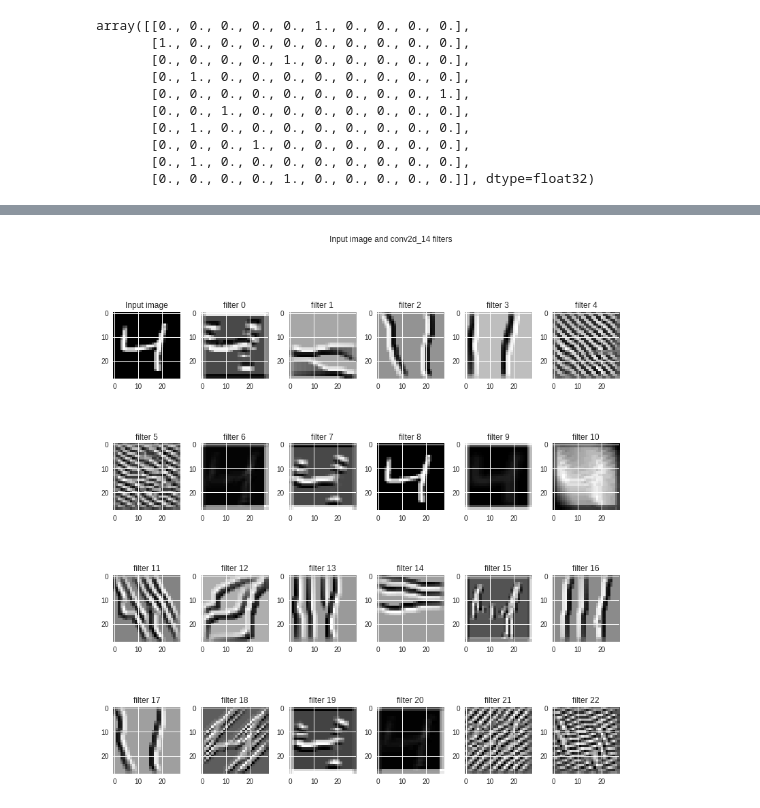
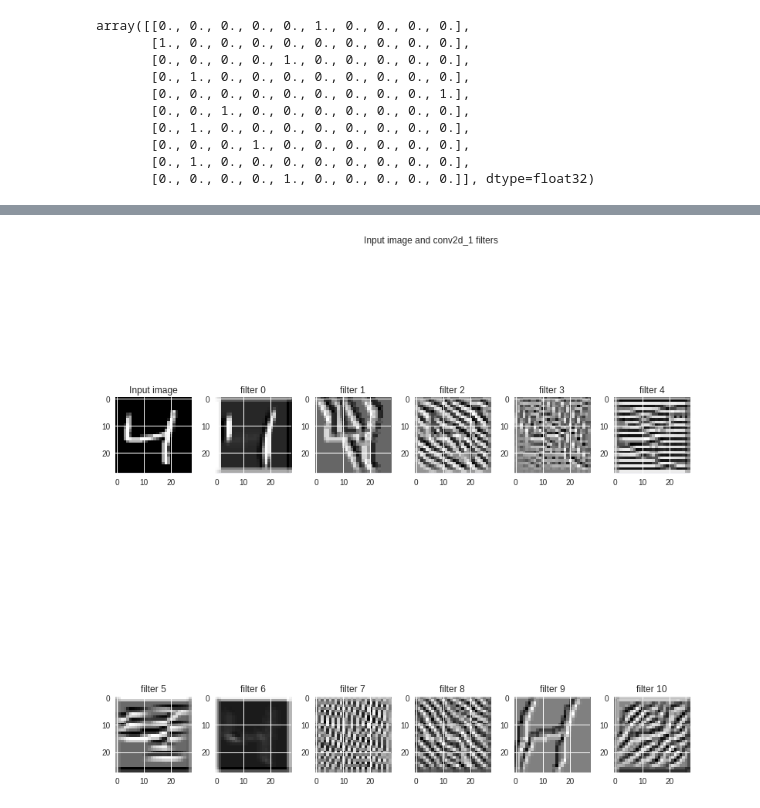
Before and after one commit to suicideBomber1/EIP, a Jupyter notebook: Assignment 4/Yashwant_Nagarjuna_Batch_1_Assignment_4A.ipynb, the cells around one changed output, grey strips where cells are left out. Cells and saved outputs as stored; diff of their text form; code cells hidden in the pictures.

```diff
--- a/Assignment 4/Yashwant_Nagarjuna_Batch_1_Assignment_4A.ipynb
+++ b/Assignment 4/Yashwant_Nagarjuna_Batch_1_Assignment_4A.ipynb
@@ -65,10 +65,17 @@ from keras.layers import Activation
 model = Sequential()
 
 
-model.add(Convolution2D(32, 3, 3, activation='relu', input_shape=(28,28,1)))
-model.add(Convolution2D(10, 1, activation='relu'))
-model.add(Convolution2D(10, 26))
+model.add(Convolution2D(16, 3, 3, activation='relu', input_shape=(28,28,1)))
+model.add(Convolution2D(16, 3, 3, activation='relu'))
+model.add(MaxPooling2D(pool_size=(2, 2)))
+model.add(Convolution2D(32, 3, 3, activation='relu'))
+model.add(Convolution2D(32, 3, 3, activation='relu'))
+model.add(MaxPooling2D(pool_size=(2, 2)))
+#model.add(Convolution2D(10, 1, activation='relu'))
+#model.add(Convolution2D(10, 26))
 model.add(Flatten())
+model.add(Dense(20))
+model.add(Dense(10))
 model.add(Activation('softmax'))
 # %%
 model.summary()
@@ -169,7 +190,7 @@ def deprocess_image(x):
     return x
 
 def vis_img_in_filter(img = np.array(X_train[2]).reshape((1, 28, 28, 1)).astype(np.float64),
-                      layer_name = 'conv2d_14'):
+                      layer_name = 'conv2d_1'):
     layer_output = layer_dict[layer_name].output
     img_ascs = list()
     for filter_index in range(layer_output.shape[3]):
@@ -192,31 +213,31 @@ def vis_img_in_filter(img = np.array(X_train[2]).reshape((1, 28, 28, 1)).astype(
         img_asc = np.array(img)
         # run gradient ascent for 20 steps
         for i in range(20):
             loss_value, grads_value = iterate([img_asc])
             img_asc += grads_value * step
 
         img_asc = img_asc[0]
         img_ascs.append(deprocess_image(img_asc).reshape((28, 28)))
 
     if layer_output.shape[3] >= 35:
         plot_x, plot_y = 6, 6
     elif layer_output.shape[3] >= 23:
         plot_x, plot_y = 4, 6
     elif layer_output.shape[3] >= 11:
         plot_x, plot_y = 2, 6
     else:
         plot_x, plot_y = 1, 2
     fig, ax = plt.subplots(plot_x, plot_y, figsize = (12, 12))
     ax[0, 0].imshow(img.reshape((28, 28)), cmap = 'gray')
     ax[0, 0].set_title('Input image')
     fig.suptitle('Input image and %s filters' % (layer_name,))
     fig.tight_layout(pad = 0.3, rect = [0, 0, 0.9, 0.9])
     for (x, y) in [(i, j) for i in range(plot_x) for j in range(plot_y)]:
         if x == 0 and y == 0:
             continue
         ax[x, y].imshow(img_ascs[x * plot_y + y - 1], cmap = 'gray')
         ax[x, y].set_title('filter %d' % (x * plot_y + y - 1))
 
 vis_img_in_filter()
 # %% [output]
-[figure, old version]
+[figure, new version]
```
Also changed, not shown: parts of 5 cells of this notebook.
